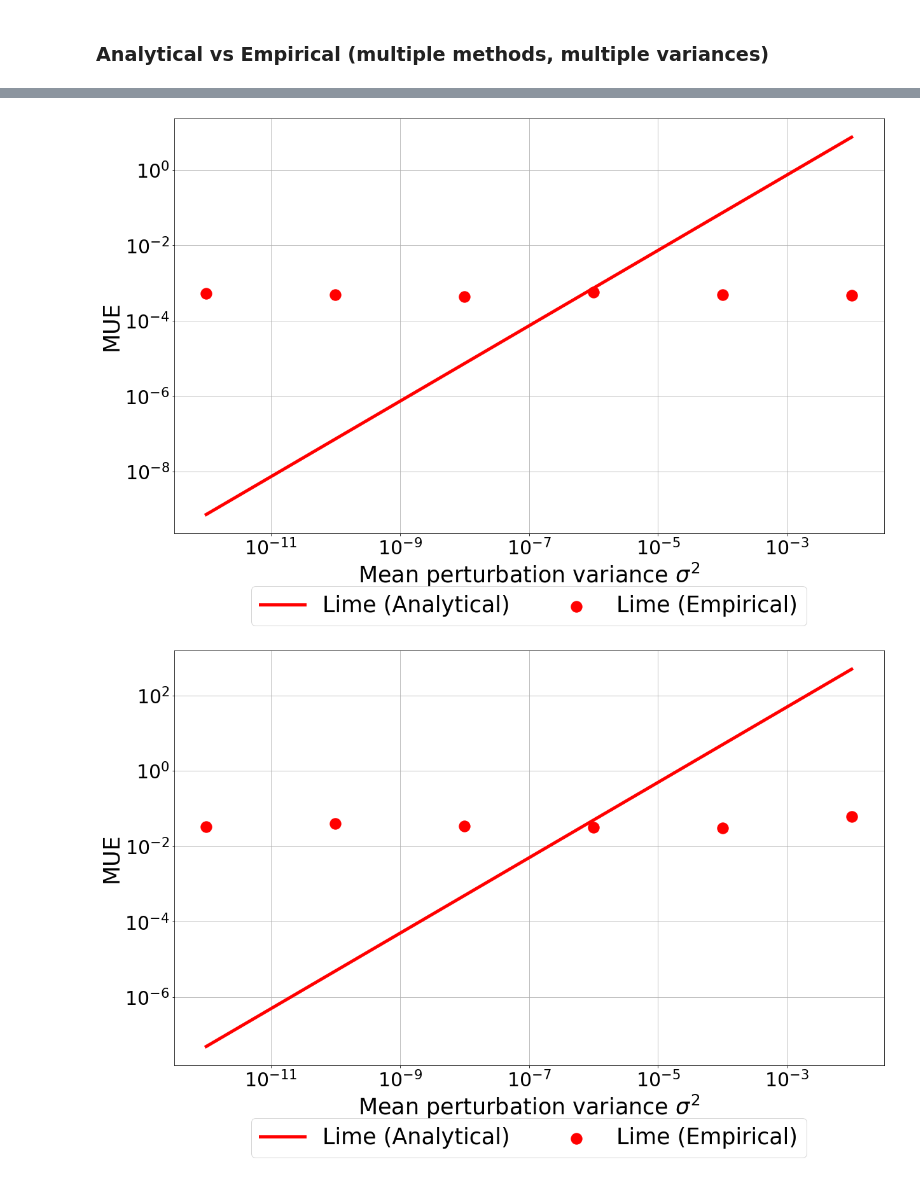
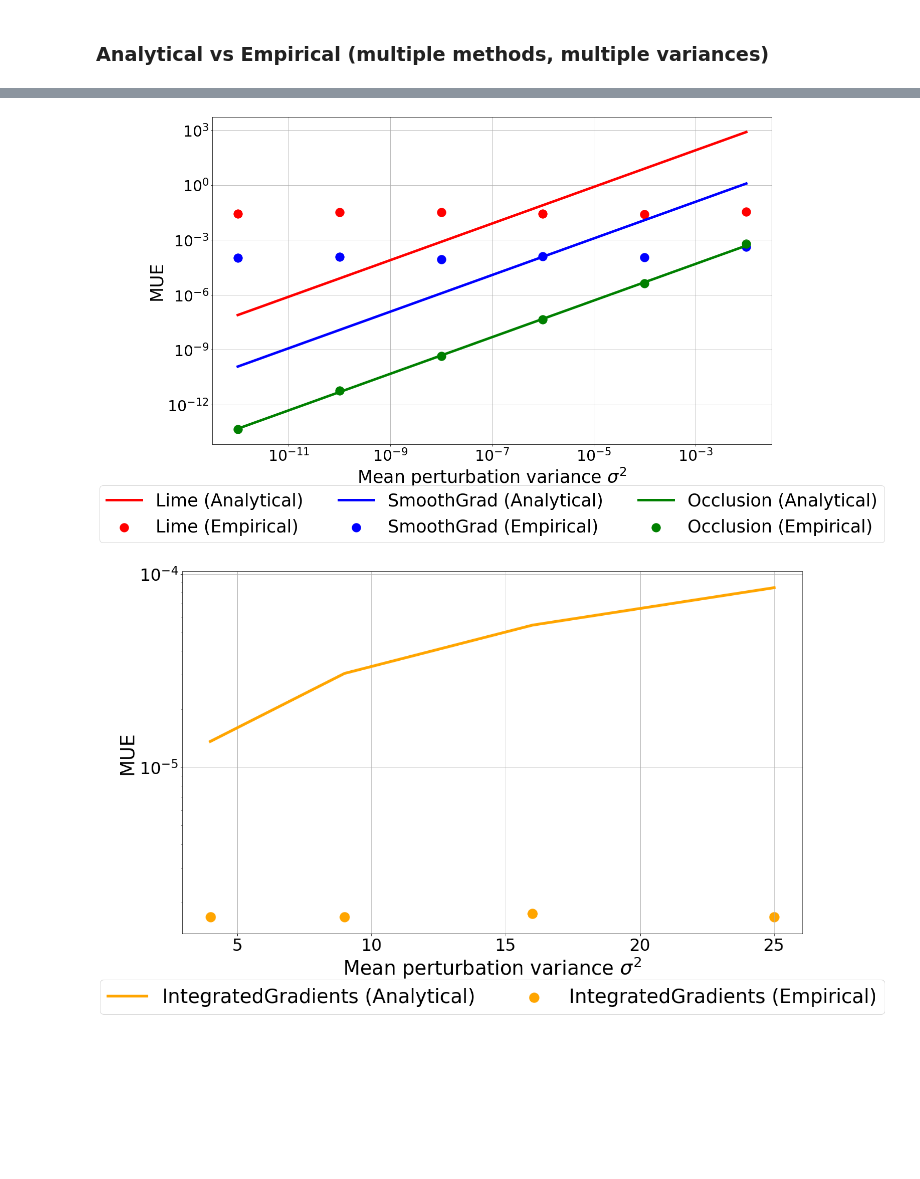
Before and after one commit to TeodorChiaburu/UXAI, a Jupyter notebook: Explainer_Perturbation_Tabular.ipynb, the cells around one changed output, grey strips where cells are left out. Cells and saved outputs as stored; diff of their text form; code cells hidden in the pictures; blank space fills up the shorter version.

Commit message:
Explainer tabular defaults and ana vs empirical

```diff
--- a/Explainer_Perturbation_Tabular.ipynb
+++ b/Explainer_Perturbation_Tabular.ipynb
@@ -432,72 +455,73 @@ for ex_ind in ex_inds:
 # %%
-# Store expriment dictionaries
+# Store experiment dictionaries
 experiments = {'results': results,
                'jacobi_mats': jacobi_mats,
                'empirical_exps': empirical_exps,
                'unperturbed_exps': unperturbed_exps}
 
-#with open('./experiments/experiments_input_tabular_10ex_10pert.pickle', 'wb') as handle:
-#    pickle.dump(experiments, handle, protocol=pickle.HIGHEST_PROTOCOL)
+with open('./experiments/experiments_explainer_tabular_10ex.pickle', 'wb') as handle:
+    pickle.dump(experiments, handle, protocol=pickle.HIGHEST_PROTOCOL)
 # %%
 # Load experiments
-#exp_path = './experiments/experiments_input_tabular_10ex_10pert.pickle' # MUE results
-#exp_path = './experiments/experiments_input_tabular_3ex_1000pert.pickle' # distribution plots
-#with open(exp_path, 'rb') as handle:
-#    experiments = pickle.load(handle)
+with open('./experiments/experiments_explainer_tabular_10ex.pickle', 'rb') as handle:
+    experiments = pickle.load(handle)
 # %%
 # Aggregate results
 agg_results = {name: {'analytical': [], 'empirical': []} for name in xai_methods.keys()}
-stds = np.asarray(stds)
-for name in xai_methods.keys():
+stds_float, stds_int = np.asarray(stds_float), np.asarray(stds_int)
+for xai_method_name in xai_methods.keys():
+    stds = stds_int if xai_method_name == 'IntegratedGradients' else stds_float
     agg_sum = np.zeros(len(stds))
     for ex_ind in ex_inds:
-        agg_sum += experiments['results'][ex_ind][name]['analytical']
-    agg_results[name]['analytical'] = agg_sum/len(ex_inds)
+        agg_sum += experiments['results'][ex_ind][xai_method_name]['analytical']
+    agg_results[xai_method_name]['analytical'] = agg_sum/len(ex_inds)
 
     agg_sum = np.zeros(len(stds))
     for ex_ind in ex_inds:
-        agg_sum += experiments['results'][ex_ind][name]['empirical']
-    agg_results[name]['empirical'] = agg_sum/len(ex_inds)
+        agg_sum += experiments['results'][ex_ind][xai_method_name]['empirical']
+    agg_results[xai_method_name]['empirical'] = agg_sum/len(ex_inds)
 #agg_results
 # %%
-# Plot aggregations
-# Lime kernel = 45
-colors=['red', 'blue', 'orange', 'green', 'black', 'brown', 'olive']
+# Plot aggregations for float parameters
+colors=['red', 'blue', 'orange', 'green']
 stds = np.asarray(stds)
-fsize=35
+fsize = 35
+stds = stds_float
 fig = plt.figure(figsize=(20, 12))
 for (name, data), col in zip(agg_results.items(), colors):
-    plt.plot(stds*stds, np.asarray(data['analytical'])[:len(stds)]/m, label=f"{name} (Analytical)", c=col, lw=5)
-    plt.scatter(stds*stds, np.asarray(data['empirical'])[:len(stds)]/m,  marker='o',
-                label=f"{name} (Empirical)", c=col, s=300)
+    if name != 'IntegratedGradients':
+        plt.plot(stds*stds, np.asarray(data['analytical'])[:len(stds)]/m, label=f"{name} (Analytical)", c=col, lw=5)
+        plt.scatter(stds*stds, np.asarray(data['empirical'])[:len(stds)]/m,  marker='o',
+                    label=f"{name} (Empirical)", c=col, s=300)
 plt.xlabel('Mean perturbation variance $\sigma^2$', fontsize=fsize)
 plt.ylabel('MUE', fontsize=fsize)
 plt.xscale('log'); plt.yscale('log')
 plt.xticks(fontsize=fsize-5);plt.yticks(fontsize=fsize-5)
 plt.legend(fontsize=fsize, loc='upper center', bbox_to_anchor=(0.5, -0.1), ncol=3)
 plt.grid(True)
 plt.show()
 #fig.savefig('./figures/uncertainties_input_tabular_agg.png', bbox_inches='tight')
 # %% [output]
-[figure, old version]
+[figure, new version]
 # %%
-# Plot aggregations
-# Lime kernel = 1
-colors=['red', 'blue', 'orange', 'green', 'black', 'brown', 'olive']
+# Plot aggregations for int parameters
+colors=['red', 'blue', 'orange', 'green']
 stds = np.asarray(stds)
-fsize=35
+fsize = 35
+stds = stds_int
 fig = plt.figure(figsize=(20, 12))
 for (name, data), col in zip(agg_results.items(), colors):
-    plt.plot(stds*stds, np.asarray(data['analytical'])[:len(stds)]/m, label=f"{name} (Analytical)", c=col, lw=5)
-    plt.scatter(stds*stds, np.asarray(data['empirical'])[:len(stds)]/m,  marker='o',
-                label=f"{name} (Empirical)", c=col, s=300)
+    if name == 'IntegratedGradients':
+        plt.plot(stds*stds, np.asarray(data['analytical'])[:len(stds)]/m, label=f"{name} (Analytical)", c=col, lw=5)
+        plt.scatter(stds_int*stds_int, np.asarray(data['empirical'])[:len(stds)]/m,  marker='o',
+                    label=f"{name} (Empirical)", c=col, s=300)
 plt.xlabel('Mean perturbation variance $\sigma^2$', fontsize=fsize)
 plt.ylabel('MUE', fontsize=fsize)
-plt.xscale('log'); plt.yscale('log')
+plt.yscale('log')
 plt.xticks(fontsize=fsize-5);plt.yticks(fontsize=fsize-5)
 plt.legend(fontsize=fsize, loc='upper center', bbox_to_anchor=(0.5, -0.1), ncol=3)
 plt.grid(True)
 plt.show()
 #fig.savefig('./figures/uncertainties_input_tabular_agg.png', bbox_inches='tight')
 # %% [output]
-[figure, old version]
+[figure, new version]
```
Also changed, not shown: parts of 18 cells of this notebook.
